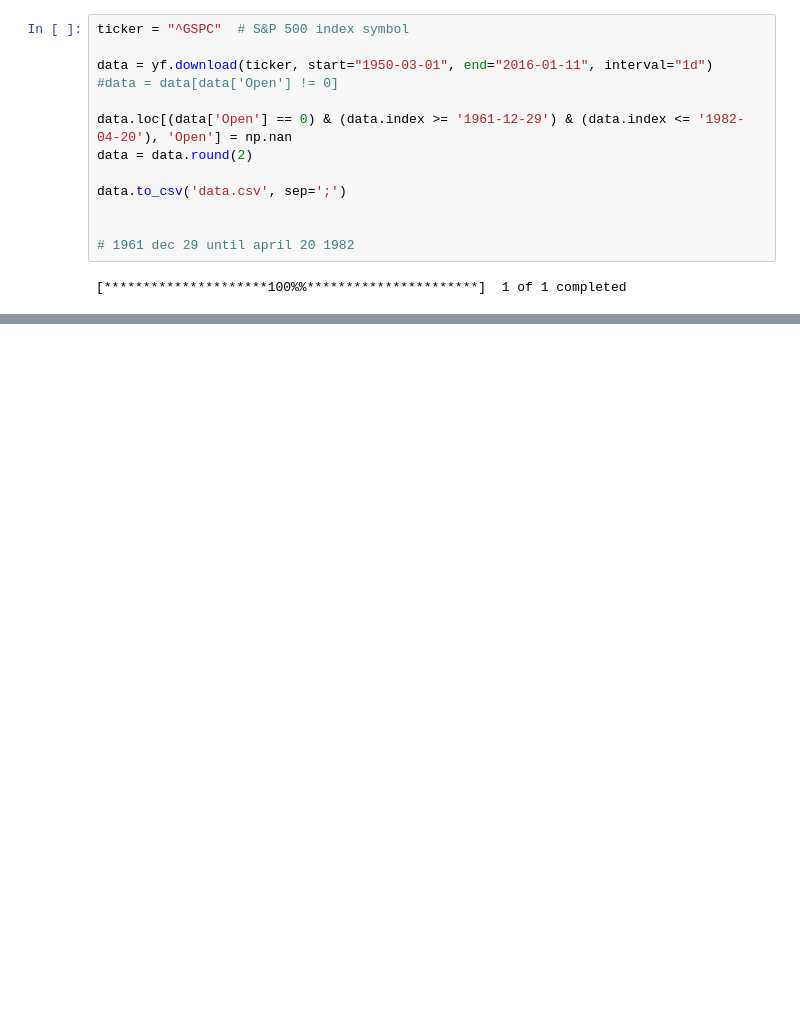
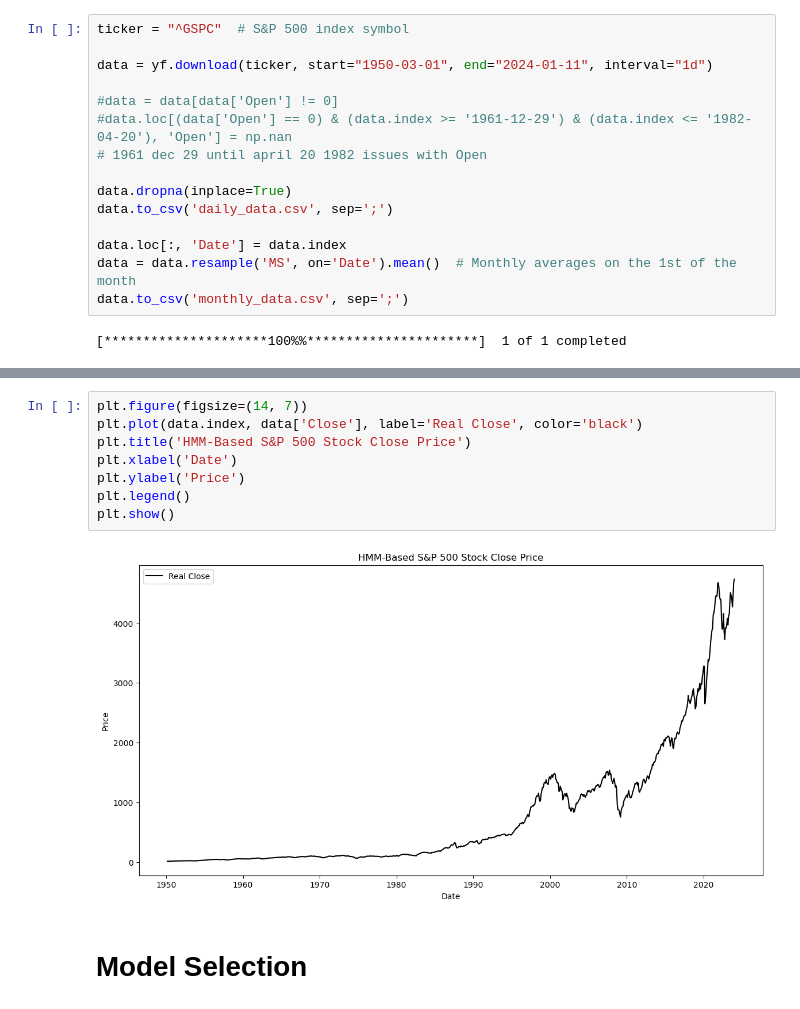
Before and after one commit to rinaaro/TS-project---HMM, a Jupyter notebook: Data_collection.ipynb, the cells around one changed output, grey strips where cells are left out. Saved outputs shown, nothing was run; the diff lists cells and outputs as text; blank space fills up the shorter version.

```diff
--- a/Data_collection.ipynb
+++ b/Data_collection.ipynb
@@ -14,15 +17,17 @@ import matplotlib.pyplot as plt
 # %%
 ticker = "^GSPC"  # S&P 500 index symbol
 
-data = yf.download(ticker, start="1950-03-01", end="2016-01-11", interval="1d")
+data = yf.download(ticker, start="1950-03-01", end="2024-01-11", interval="1d")
+
 #data = data[data['Open'] != 0]
+#data.loc[(data['Open'] == 0) & (data.index >= '1961-12-29') & (data.index <= '1982-04-20'), 'Open'] = np.nan
+# 1961 dec 29 until april 20 1982 issues with Open
 
-data.loc[(data['Open'] == 0) & (data.index >= '1961-12-29') & (data.index <= '1982-04-20'), 'Open'] = np.nan
-data = data.round(2)
+data.dropna(inplace=True)
+data.to_csv('daily_data.csv', sep=';')
 
-data.to_csv('data.csv', sep=';')
-
-
-# 1961 dec 29 until april 20 1982
+data.loc[:, 'Date'] = data.index
+data = data.resample('MS', on='Date').mean()  # Monthly averages on the 1st of the month
+data.to_csv('monthly_data.csv', sep=';')
 # %% [output]
 [*********************100%%**********************]  1 of 1 completed
@@ -70 +55,13 @@ Summary_table.csv
+# %%
+plt.figure(figsize=(14, 7))
+plt.plot(data.index, data['Close'], label='Real Close', color='black')
+plt.title('HMM-Based S&P 500 Stock Close Price')
+plt.xlabel('Date')
+plt.ylabel('Price')
+plt.legend()
+plt.show()
+# %% [output]
+[figure, added]
+# %% [markdown]
+# Model Selection
 # %%
```
Also changed, not shown: parts of 22 cells of this notebook.
